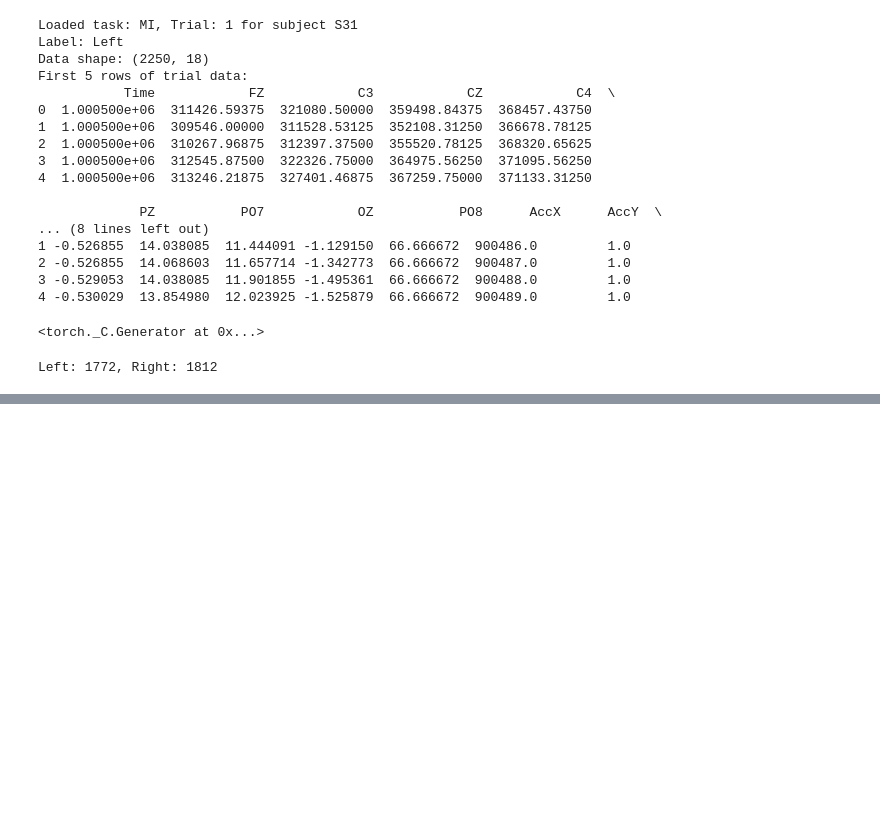
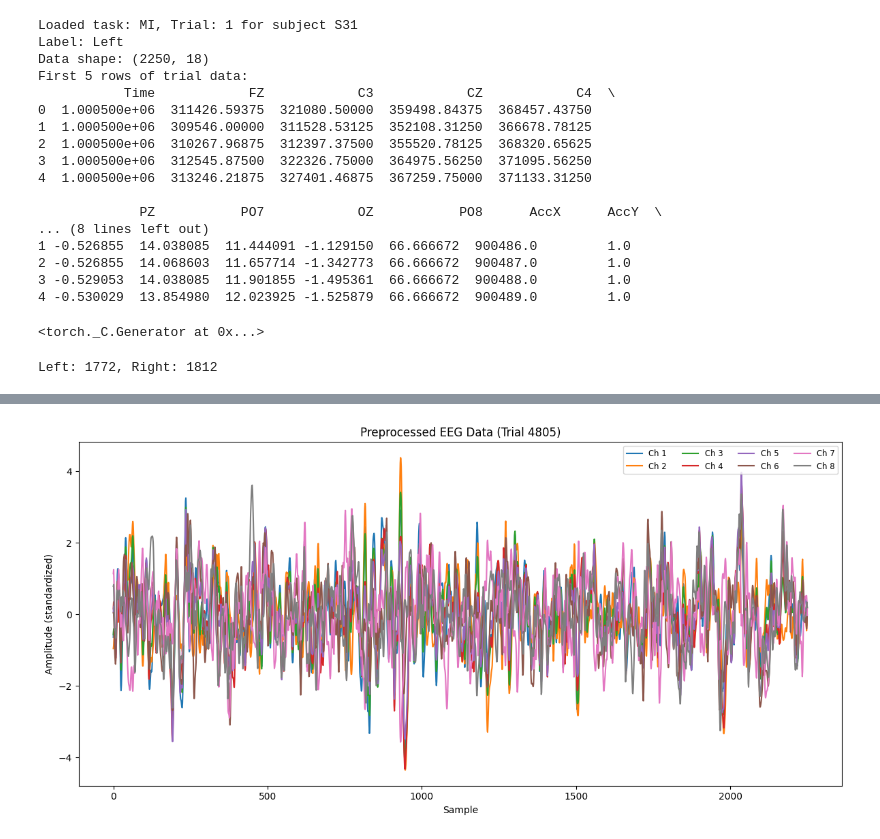
Before and after one commit to halimo22/TheBrainTrust, a Jupyter notebook: EEGContestNotebook.ipynb, the cells around one changed output, grey strips where cells are left out. Drawn from its saved outputs; the diff is of its cells as text; code cells hidden in the pictures; blank space fills up the shorter version.

```diff
--- a/EEGContestNotebook.ipynb
+++ b/EEGContestNotebook.ipynb
@@ -127,0 +240,17 @@ for label in labels:
+# %%
+import matplotlib.pyplot as plt
+
+# Plot the preprocessed EEG data from the last trial in 'trials'
+preprocessed_eeg = trials[i]['preprocessed_data']
+
+plt.figure(figsize=(12, 6))
+for ch in range(preprocessed_eeg.shape[1]):
+    plt.plot(preprocessed_eeg[:, ch], label=f'Ch {ch+1}')
+plt.title('Preprocessed EEG Data (Trial {})'.format(trials[i]['trial_info']['id']))
+plt.xlabel('Sample')
+plt.ylabel('Amplitude (standardized)')
+plt.legend(loc='upper right', ncol=4, fontsize='small')
+plt.tight_layout()
+plt.show()
+# %% [output]
+[figure, added]
```
Also changed, not shown: parts of 12 cells of this notebook, 2 other files.
